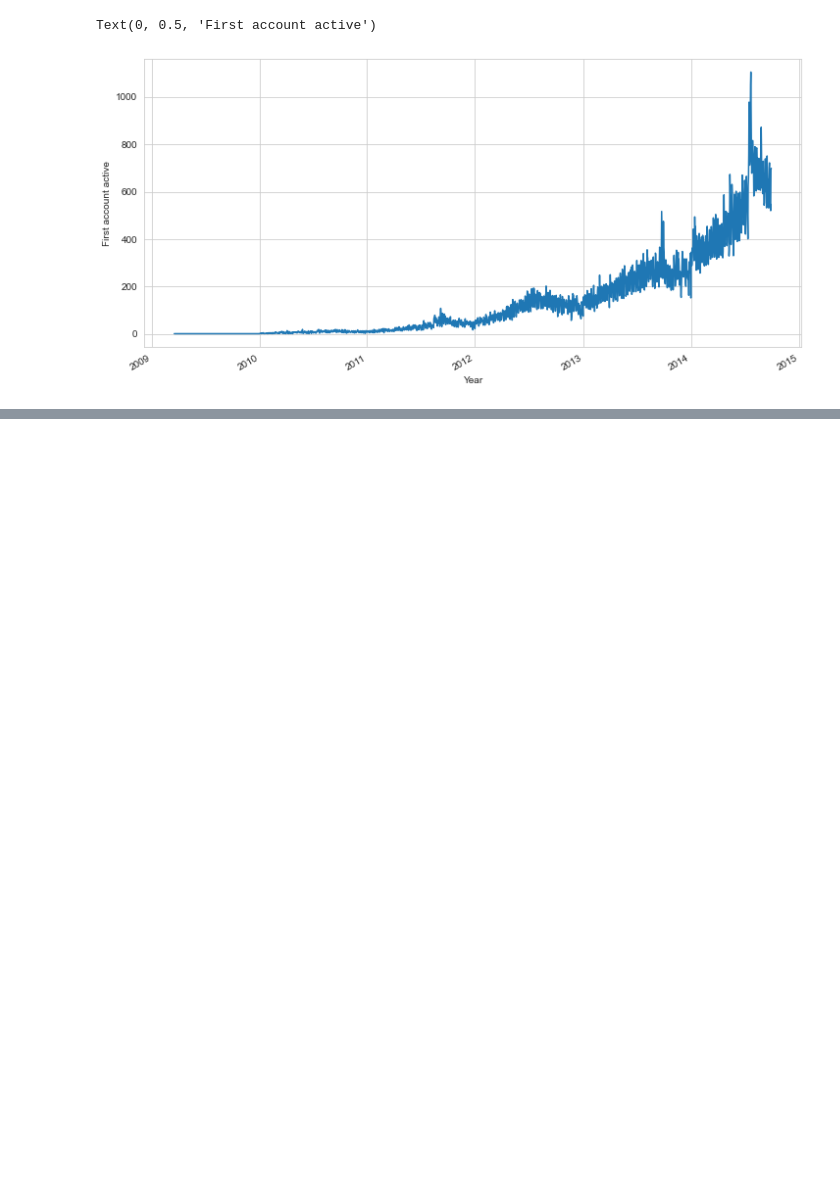
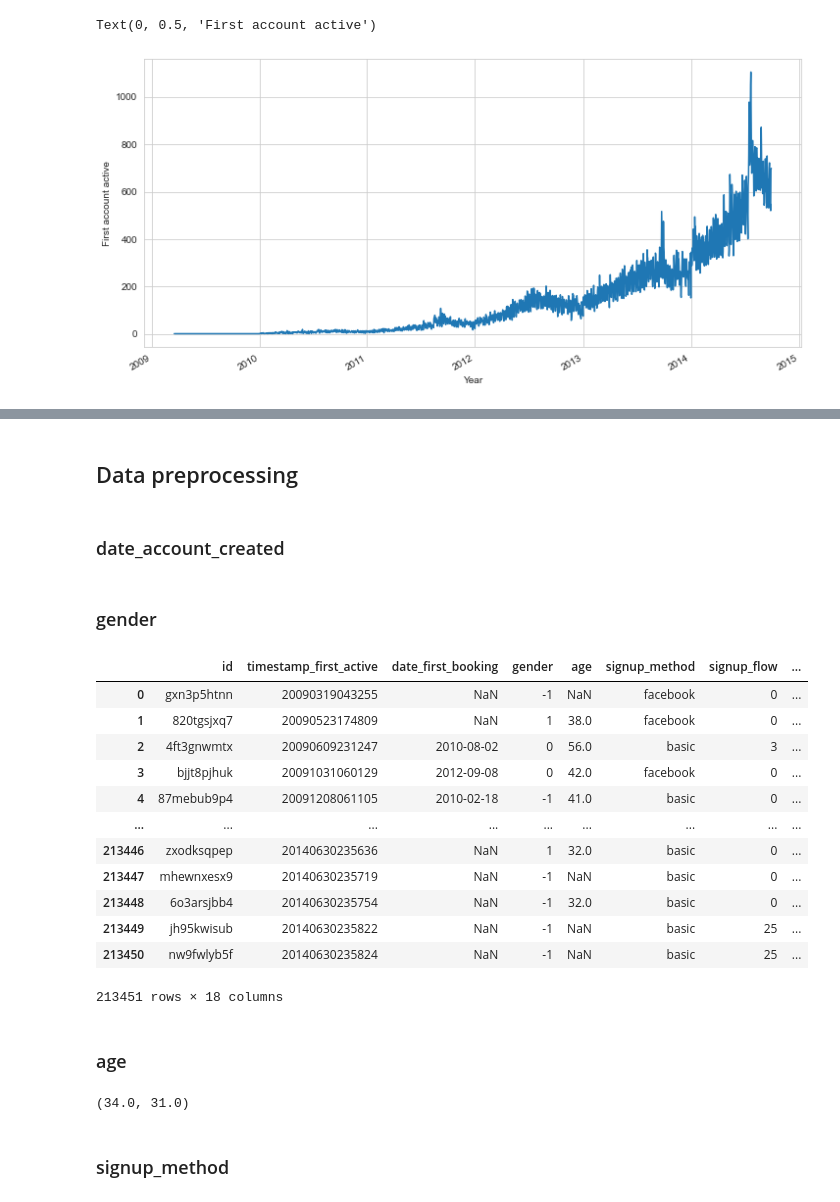
Before and after one commit to sunyang1994702/Machine-Learning, a Jupyter notebook: classification/Airbnb/airbnb_data_analysis.ipynb, the cells around one changed output, grey strips where cells are left out. Drawn from its saved outputs; the diff is of its cells as text; code cells hidden in the pictures; blank space fills up the shorter version.

```diff
--- a/classification/Airbnb/airbnb_data_analysis.ipynb
+++ b/classification/Airbnb/airbnb_data_analysis.ipynb
@@ -205,0 +324,22 @@ Text(0, 0.5, 'First account active')
+# %% [markdown]
+## Data preprocessing
+# %% [markdown]
+### date_account_created
+# %%
+temp = pd.DatetimeIndex(train_users['date_account_created'])
+train_users['created_year'] = temp.year
+train_users['created_month'] = temp.month
+train_users['created_day'] = temp.day
+train_users = train_users.drop(['date_account_created'], axis=1)
+
+temp1 = pd.DatetimeIndex(test_users['date_account_created'])
+test_users['created_year'] = temp1.year
+test_users['created_month'] = temp1.month
+test_users['created_day'] = temp1.day
+test_users = test_users.drop(['date_account_created'], axis=1)
+# %% [markdown]
+### gender
+# %%
+## define unknown or null is -1
+train_users.loc[train_users['gender'] == '-unknown-', 'gender'] = -1
+train_users.loc[train_users['gender'].isnull(), 'gender'] = -1
@@ -205,0 +359,18 @@ Text(0, 0.5, 'First account active')
+# %%
+train_users
+# %% [output]
+|  | id | timestamp_first_active | date_first_booking | gender | age | signup_method | signup_flow | ... |
+| 0 | gxn3p5htnn | 20090319043255 | NaN | -1 | NaN | facebook | 0 | ... |
+| 1 | 820tgsjxq7 | 20090523174809 | NaN | 1 | 38.0 | facebook | 0 | ... |
+| 2 | 4ft3gnwmtx | 20090609231247 | 2010-08-02 | 0 | 56.0 | basic | 3 | ... |
+| 3 | bjjt8pjhuk | 20091031060129 | 2012-09-08 | 0 | 42.0 | facebook | 0 | ... |
+| 4 | 87mebub9p4 | 20091208061105 | 2010-02-18 | -1 | 41.0 | basic | 0 | ... |
+| ... | ... | ... | ... | ... | ... | ... | ... | ... |
+| 213446 | zxodksqpep | 20140630235636 | NaN | 1 | 32.0 | basic | 0 | ... |
+| 213447 | mhewnxesx9 | 20140630235719 | NaN | -1 | NaN | basic | 0 | ... |
+| 213448 | 6o3arsjbb4 | 20140630235754 | NaN | -1 | 32.0 | basic | 0 | ... |
+| 213449 | jh95kwisub | 20140630235822 | NaN | -1 | NaN | basic | 25 | ... |
+| 213450 | nw9fwlyb5f | 20140630235824 | NaN | -1 | NaN | basic | 25 | ... |
+213451 rows × 18 columns
+# %% [markdown]
+### age
@@ -205,0 +382,4 @@ Text(0, 0.5, 'First account active')
+# %%
+train_users['age'].median(), test_users['age'].median()
+# %% [output]
+(34.0, 31.0)
@@ -205,0 +389,2 @@ Text(0, 0.5, 'First account active')
+# %% [markdown]
+### signup_method
```
Also changed, not shown: parts of 66 cells of this notebook.
